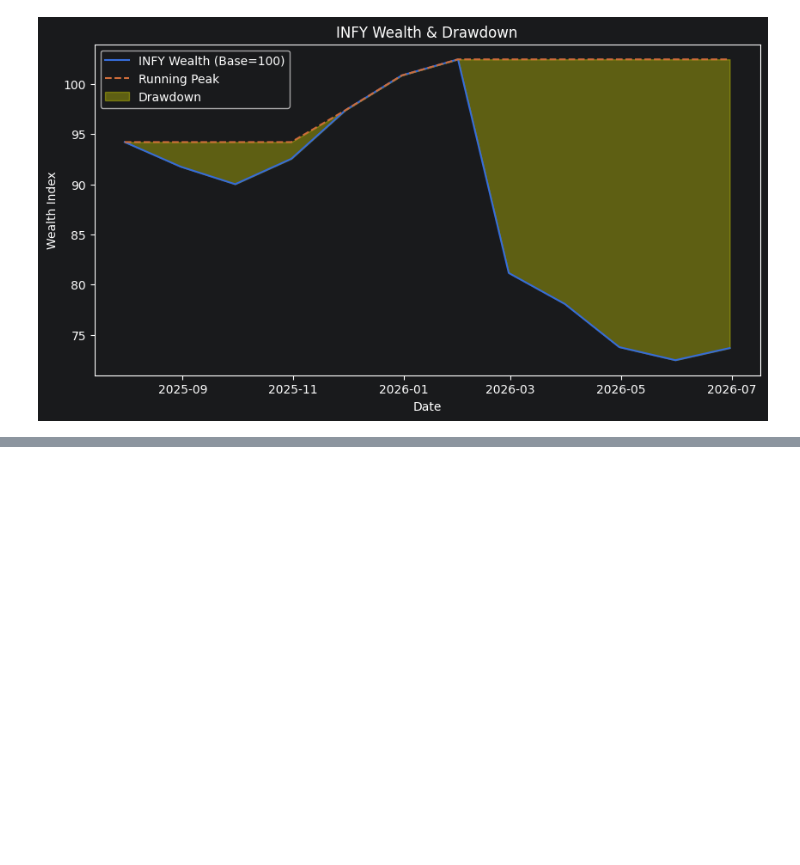
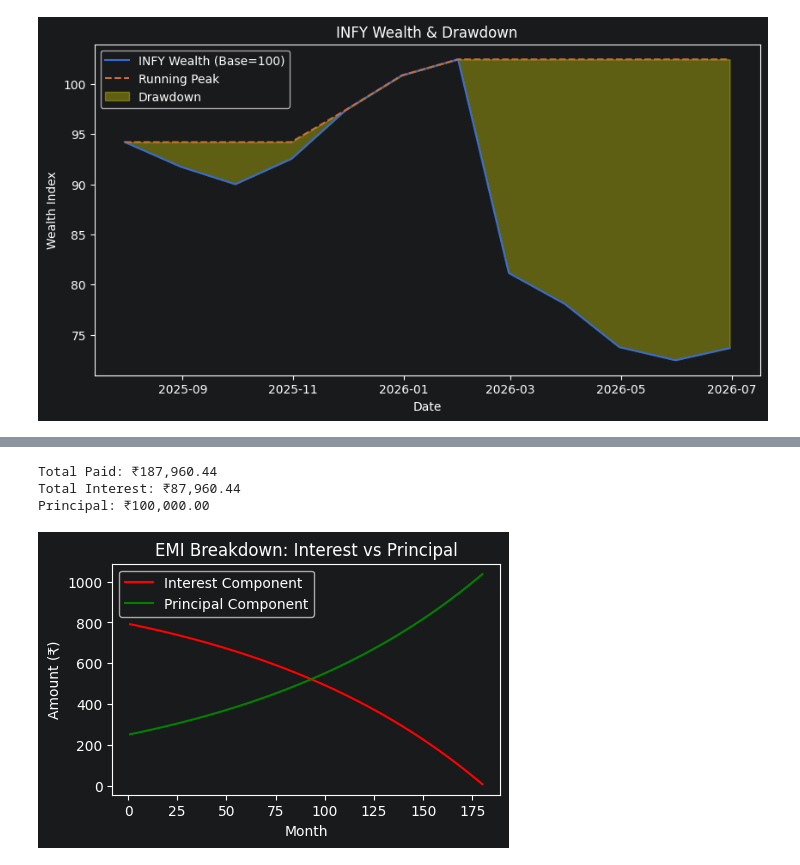
Before and after one commit to Bhuvaneshcmv/PythonInFinance101, a Jupyter notebook: notebook.ipynb, the cells around one changed output, grey strips where cells are left out. Saved outputs shown, nothing was run; the diff lists cells and outputs as text; code cells hidden in the pictures; blank space fills up the shorter version.

```diff
--- a/notebook.ipynb
+++ b/notebook.ipynb
@@ -2080,0 +2126,14 @@ plt.show()
+# %%
+# Using Numpy_financials
+
+p = 100000
+annual_rate = 9.5
+tenure_years = 15
+
+n = tenure_years * 12
+r = annual_rate / 12 / 100
+
+emi = -npf.pmt(r,n,p)
+
+print(f'Monthly EMI : {round(emi,2)}')
+print(f'Tenure Months : {n}')
@@ -2080,0 +2143,13 @@ plt.show()
+# %%
+schedule = []
+balance = p
+
+for m in range(1, n+1):
+    interest = balance*r
+    principal_comp = emi - interest
+    balance = max(0.0, balance - principal_comp)
+    schedule.append([m, emi, interest, principal_comp ,balance])
+
+df = pd.DataFrame(schedule,
+                  columns = ['Month', 'EMI', 'Interest', 'Principal', 'Balance'])
+df.head(12)
@@ -2080,0 +2170,24 @@ plt.show()
+# %%
+total_paid = df['EMI'].sum()
+total_interest = df['Interest'].sum()
+print(f"Total Paid: ₹{total_paid:,.2f}")
+print(f"Total Interest: ₹{total_interest:,.2f}")
+print(f"Principal: ₹{p:,.2f}")
+# %% [output]
+Total Paid: ₹187,960.44
+Total Interest: ₹87,960.44
+Principal: ₹100,000.00
+# %%
+plt.figure(figsize=(5, 3))
+plt.plot(df["Month"], df["Interest"],
+ label="Interest Component", color="red")
+plt.plot(df["Month"], df["Principal"],
+ label="Principal Component", color="green")
+plt.xlabel("Month")
+plt.ylabel("Amount (₹)")
+plt.title("EMI Breakdown: Interest vs Principal")
+plt.legend()
+plt.grid(False)
+plt.show()
+# %% [output]
+[figure, added]
```
Also changed, not shown: parts of 9 cells of this notebook, 1 other file.
